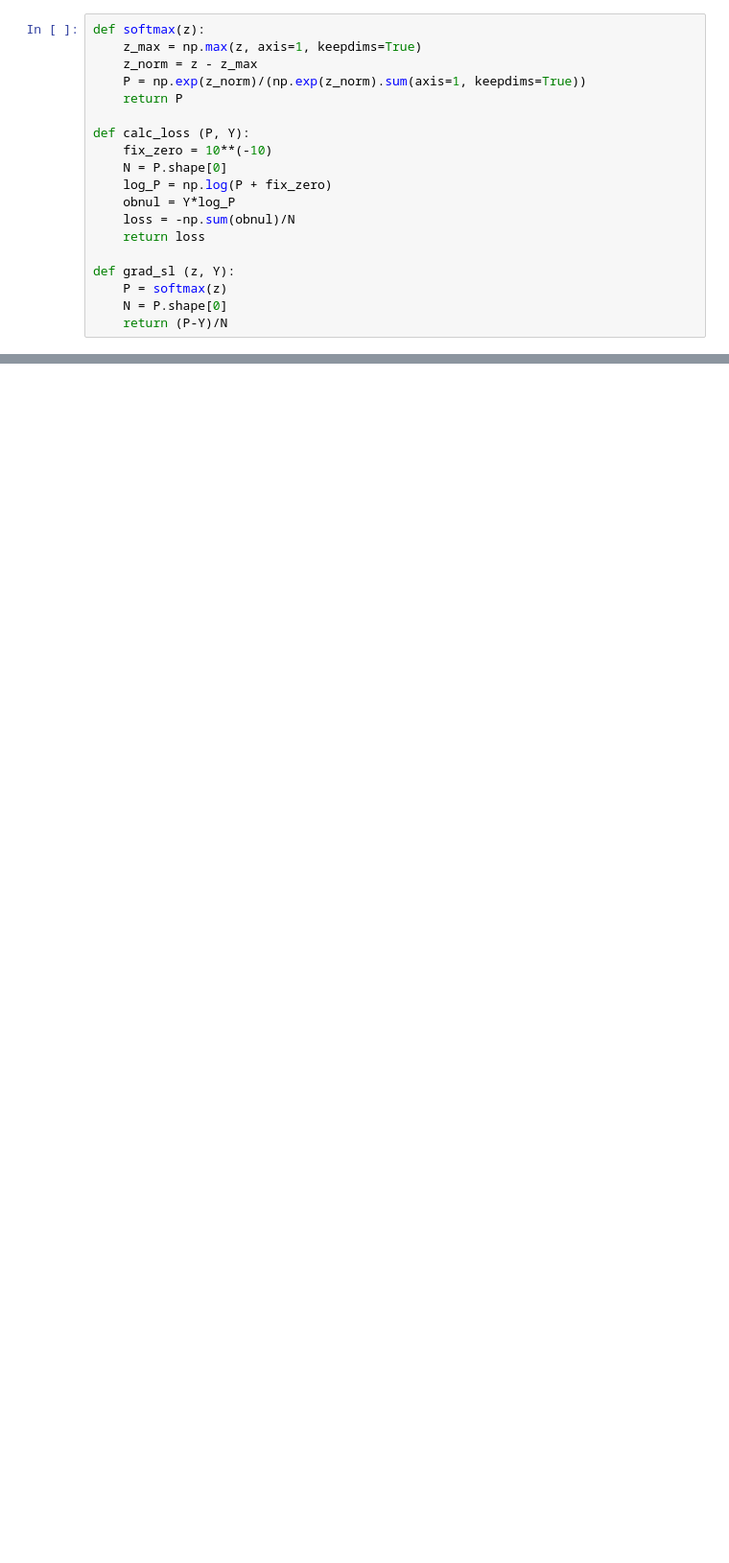
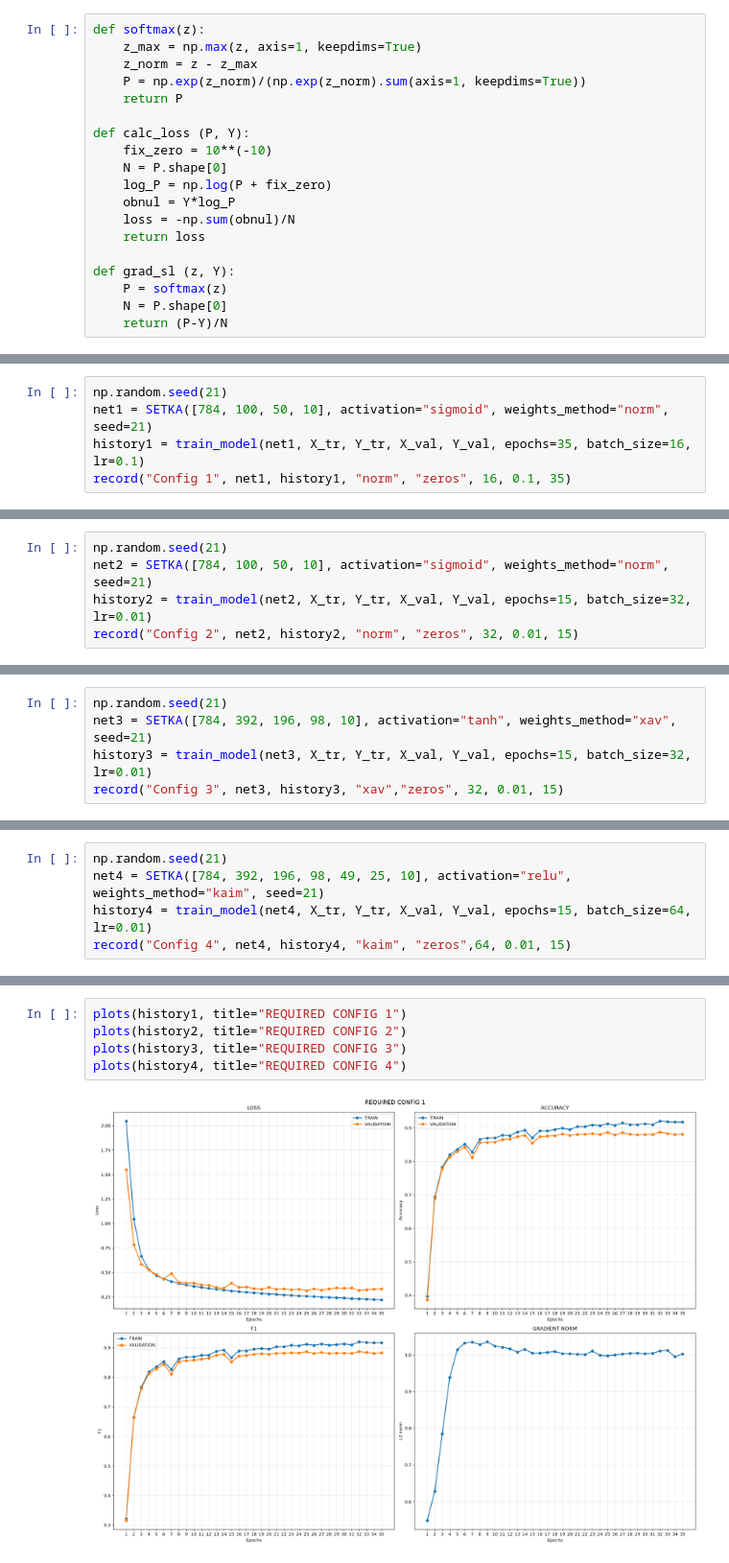
Before and after one commit to NOTSAME-21/AI-Technology-HW-1, a Jupyter notebook: solution.ipynb, the cells around one changed output, grey strips where cells are left out. Shown at 96% size. Drawn from its saved outputs; the diff is of its cells as text; blank space fills up the shorter version.

```diff
--- a/solution.ipynb
+++ b/solution.ipynb
@@ -304,0 +398,5 @@ Epoch 5/5 | train_loss=0.4065 | val_loss=0.4441 | val_acc=0.8414
+# %%
+np.random.seed(21)
+net1 = SETKA([784, 100, 50, 10], activation="sigmoid", weights_method="norm", seed=21)
+history1 = train_model(net1, X_tr, Y_tr, X_val, Y_val, epochs=35, batch_size=16, lr=0.1)
+record("Config 1", net1, history1, "norm", "zeros", 16, 0.1, 35)
@@ -304,0 +421,5 @@ Epoch 5/5 | train_loss=0.4065 | val_loss=0.4441 | val_acc=0.8414
+# %%
+np.random.seed(21)
+net2 = SETKA([784, 100, 50, 10], activation="sigmoid", weights_method="norm", seed=21)
+history2 = train_model(net2, X_tr, Y_tr, X_val, Y_val, epochs=15, batch_size=32, lr=0.01)
+record("Config 2", net2, history2, "norm", "zeros", 32, 0.01, 15)
@@ -304,0 +442,5 @@ Epoch 5/5 | train_loss=0.4065 | val_loss=0.4441 | val_acc=0.8414
+# %%
+np.random.seed(21)
+net3 = SETKA([784, 392, 196, 98, 10], activation="tanh", weights_method="xav", seed=21)
+history3 = train_model(net3, X_tr, Y_tr, X_val, Y_val, epochs=15, batch_size=32, lr=0.01)
+record("Config 3", net3, history3, "xav","zeros", 32, 0.01, 15)
@@ -304,0 +463,5 @@ Epoch 5/5 | train_loss=0.4065 | val_loss=0.4441 | val_acc=0.8414
+# %%
+np.random.seed(21)
+net4 = SETKA([784, 392, 196, 98, 49, 25, 10], activation="relu", weights_method="kaim", seed=21)
+history4 = train_model(net4, X_tr, Y_tr, X_val, Y_val, epochs=15, batch_size=64, lr=0.01)
+record("Config 4", net4, history4, "kaim", "zeros",64, 0.01, 15)
@@ -304,0 +486,7 @@ Epoch 5/5 | train_loss=0.4065 | val_loss=0.4441 | val_acc=0.8414
+# %%
+plots(history1, title="REQUIRED CONFIG 1")
+plots(history2, title="REQUIRED CONFIG 2")
+plots(history3, title="REQUIRED CONFIG 3")
+plots(history4, title="REQUIRED CONFIG 4")
+# %% [output]
+[figure, added]
```
Also changed, not shown: parts of 28 cells of this notebook.
